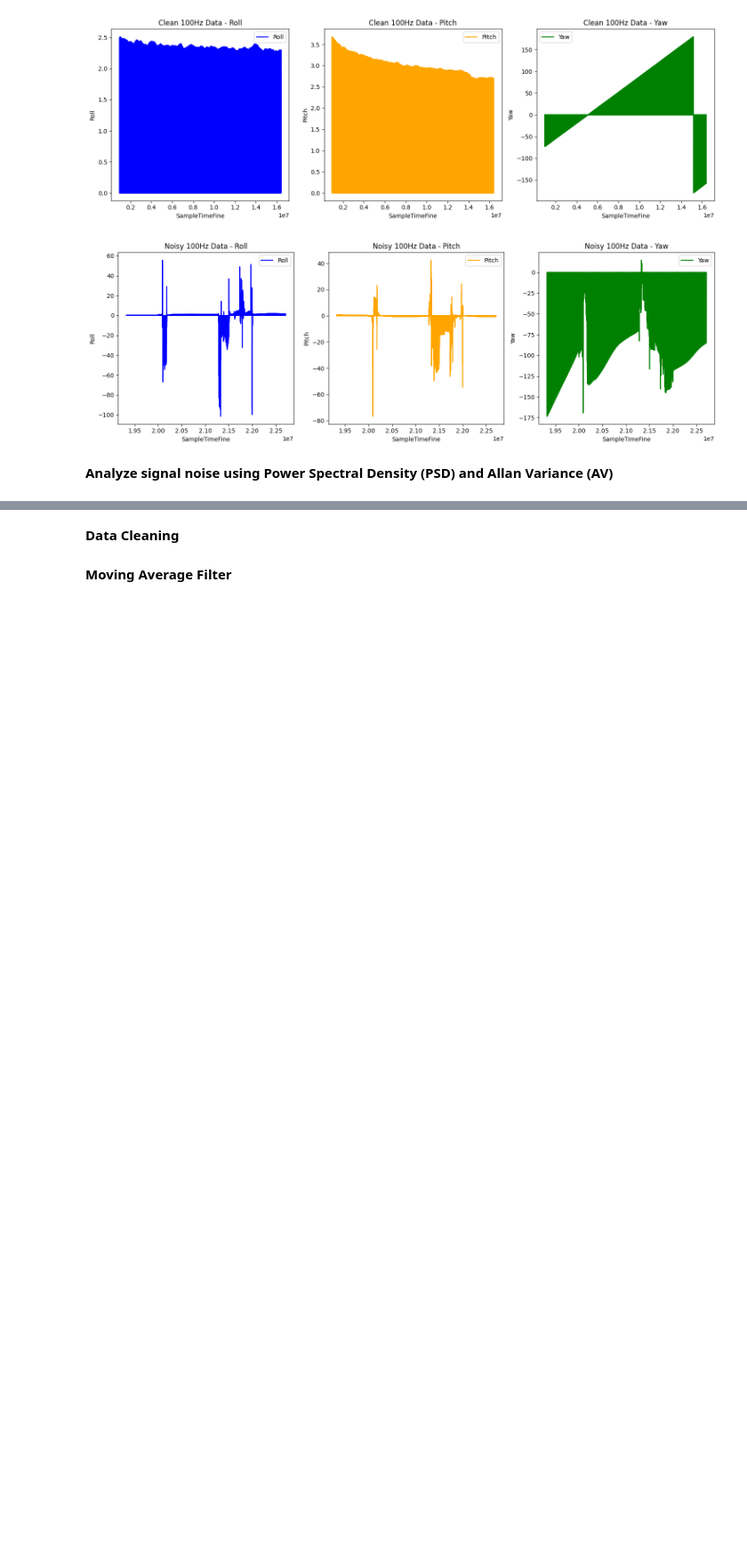
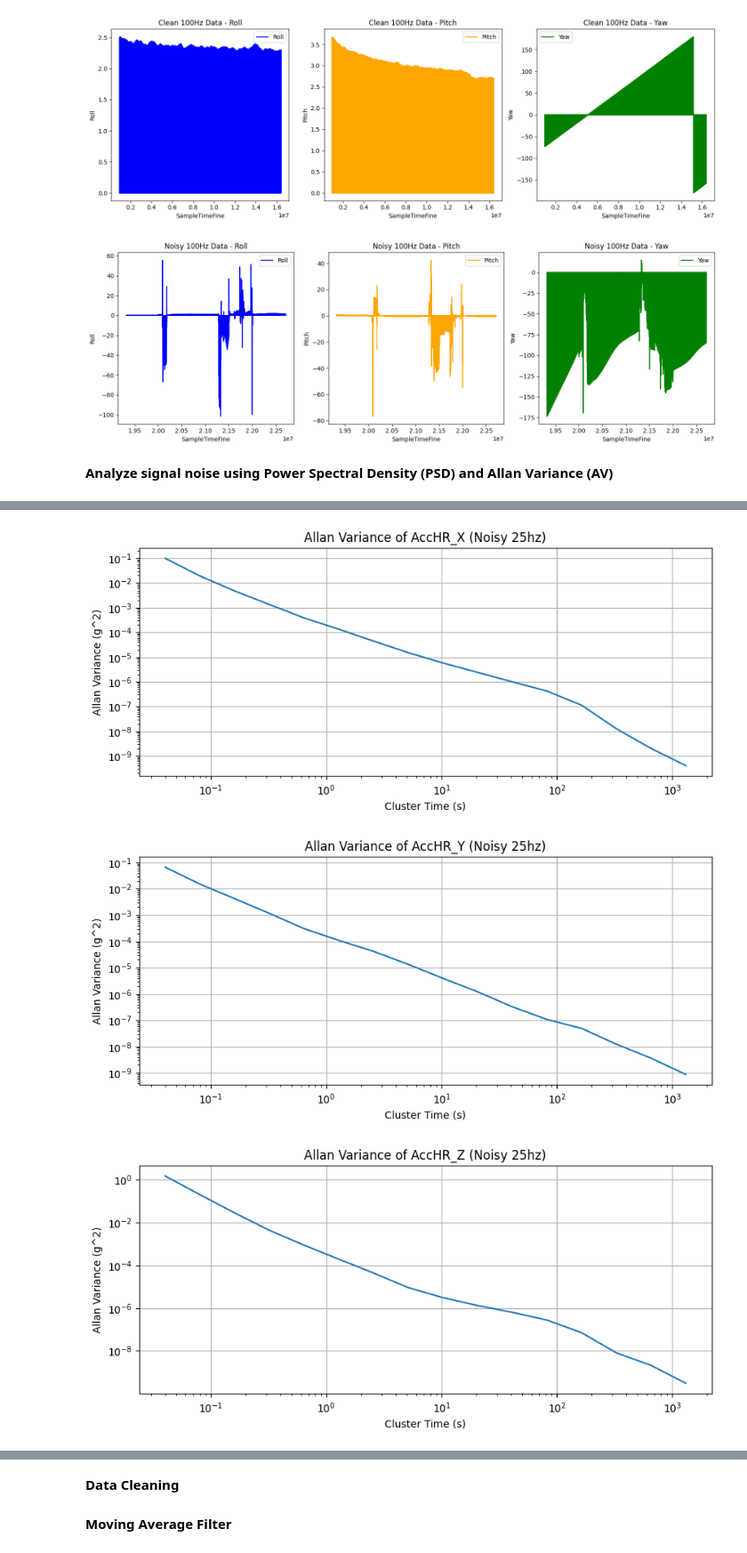
Before and after one commit to Samplergithub769/mtu-xsens-imu-Sensor, a Jupyter notebook: mtu_xsens_imu_Sensor (1).ipynb, the cells around one changed output, grey strips where cells are left out. Shown at 89% size. Cells and saved outputs as stored; diff of their text form; code cells hidden in the pictures; blank space fills up the shorter version.

```diff
--- a/mtu_xsens_imu_Sensor (1).ipynb
+++ b/mtu_xsens_imu_Sensor (1).ipynb
@@ -392,12 +392,9 @@ plot_rpy(df_noise_100hz, 'Noisy 100Hz Data')
 **Analyze signal noise using Power Spectral Density (PSD) and Allan Variance (AV)**
 # %%
 from scipy.signal import welch
-import matplotlib.pyplot as plt
-import numpy as np
 
 # Function to calculate and plot PSD
 def plot_psd(df, title_prefix, col, fs):
-    # Remove NaN values before calculating PSD
     data = df[col].dropna()
     if len(data) < 256: # welch requires at least 256 points by default
         print(f"Not enough data points for PSD calculation for {title_prefix} - {col}")
@@ -412,7 +409,6 @@ def plot_psd(df, title_prefix, col, fs):
     plt.grid(True)
     plt.show()
 
-# Define sampling frequencies for each dataset
 sampling_frequencies = {
     "25hz": 25,
     "50hz": 50,
@@ -421,16 +417,3 @@ sampling_frequencies = {
 
 # Define the accelerometer columns
 acc_cols = ['AccHR_X', 'AccHR_Y', 'AccHR_Z']
-
-# Use the original noisy dataframes
-original_dataframes={
-    "25hz":df_noise_25hz,
-    "50hz":df_noise_50hz,
-    "100hz":df_noise_100hz
-}
-
-# Plot PSD for each original noisy dataset and each accelerometer column
-for label, df in original_dataframes.items():
-    fs = sampling_frequencies[label]
-    for col in acc_cols:
-        plot_psd(df, f'Noisy {label}', col, fs)
@@ -516,0 +500,10 @@ plt.show()
+# %%
+# Plot Allan Variance
+for label, df in original_dataframes.items():
+    fs = sampling_frequencies[label]
+    for col in acc_cols:
+        plot_allan_variance(df, f'Noisy {label}', col, fs)
+# %% [output]
+[figure, added]
+[figure, added]
+[figure, added]
```
Also changed, not shown: parts of 12 cells of this notebook.
